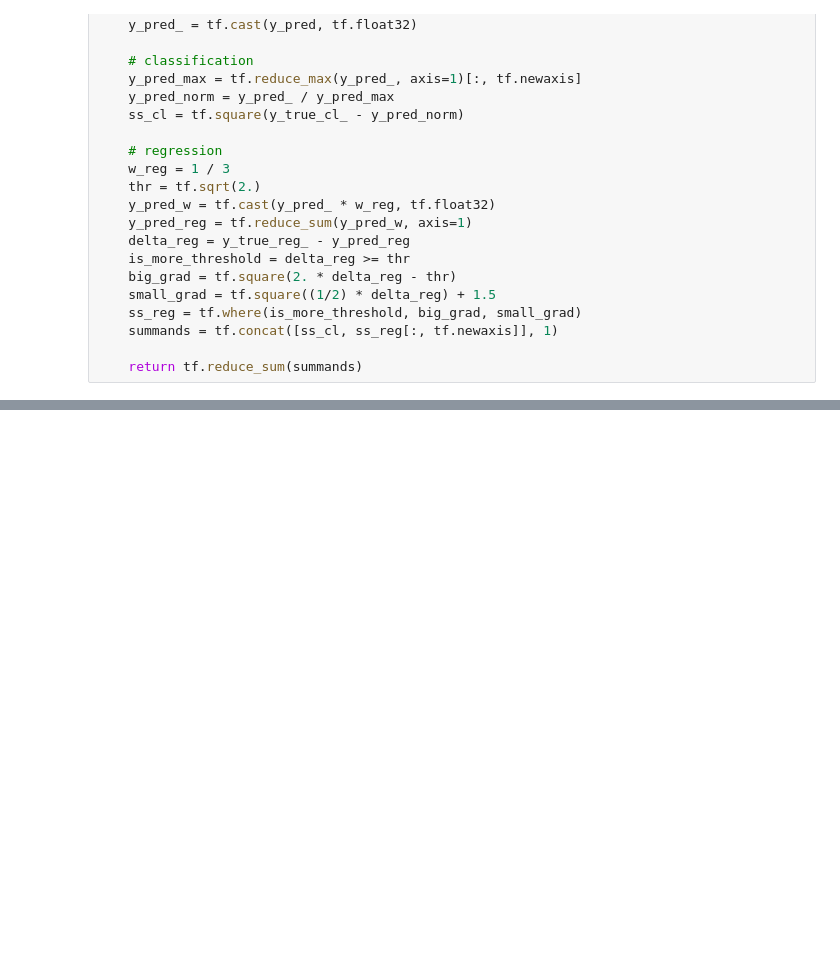
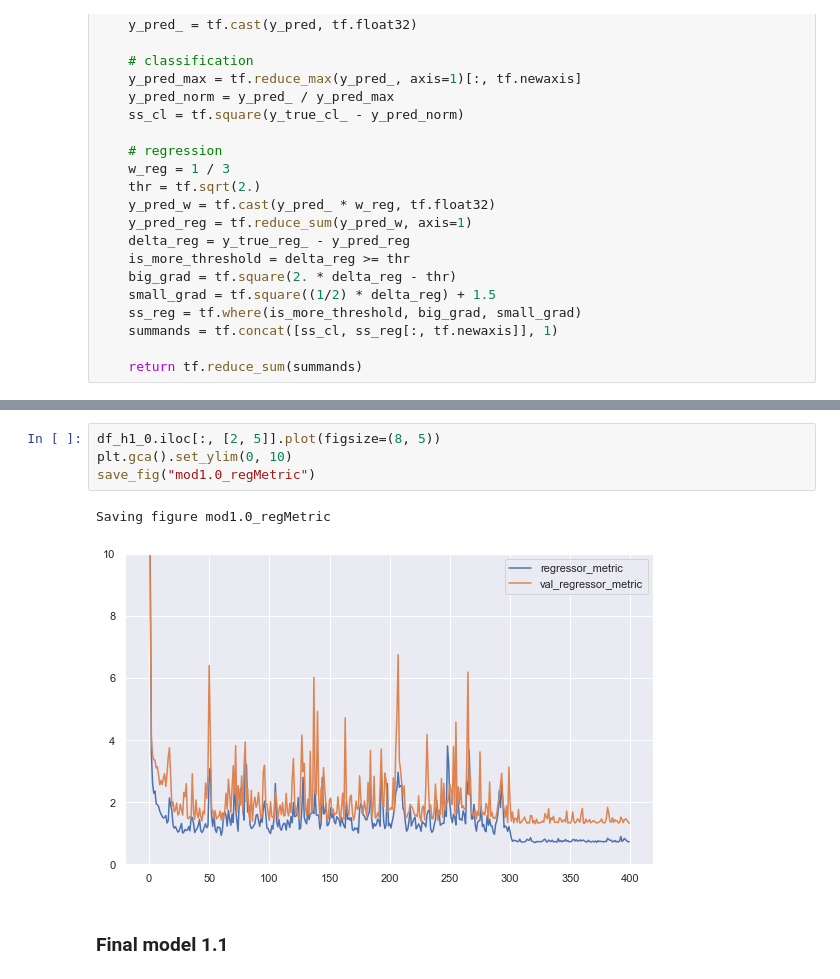
Before and after one commit to ageent/y-mlOnPhrases, a Jupyter notebook: y-mlOnPhrases.ipynb, the cells around one changed output, grey strips where cells are left out. Cells and saved outputs as stored; diff of their text form; blank space fills up the shorter version.

```diff
--- a/y-mlOnPhrases.ipynb
+++ b/y-mlOnPhrases.ipynb
@@ -344,0 +424,9 @@ Epoch 100/100
+# %%
+df_h1_0.iloc[:, [2, 5]].plot(figsize=(8, 5))
+plt.gca().set_ylim(0, 10)
+save_fig("mod1.0_regMetric")
+# %% [output]
+Saving figure mod1.0_regMetric
+[figure, added]
+# %% [markdown]
+### Final model 1.1
```
Also changed, not shown: parts of 23 cells of this notebook, 4 other files.
